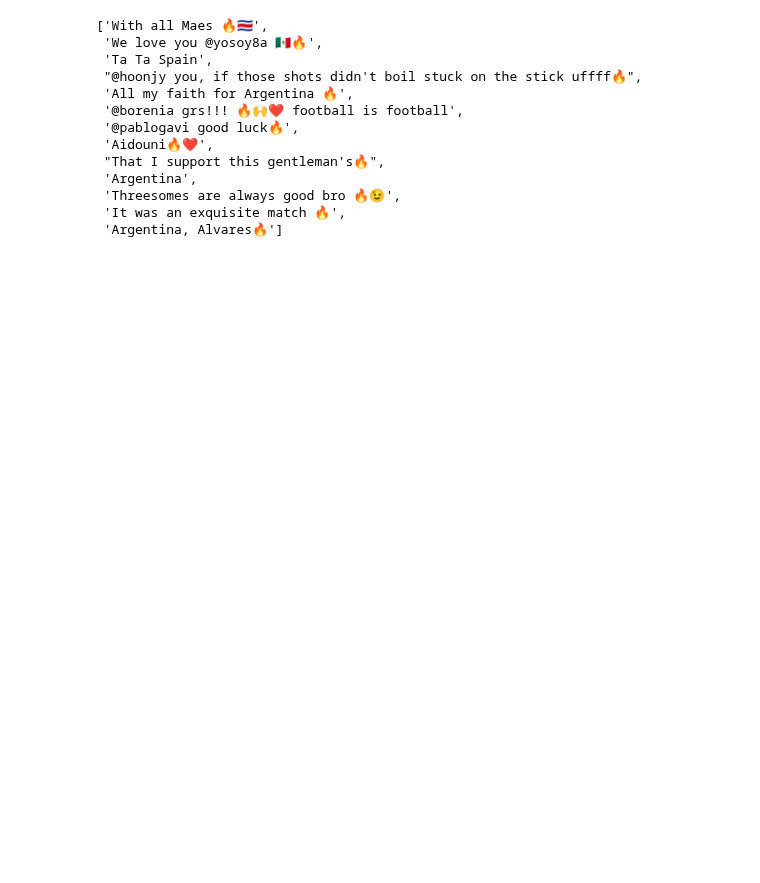
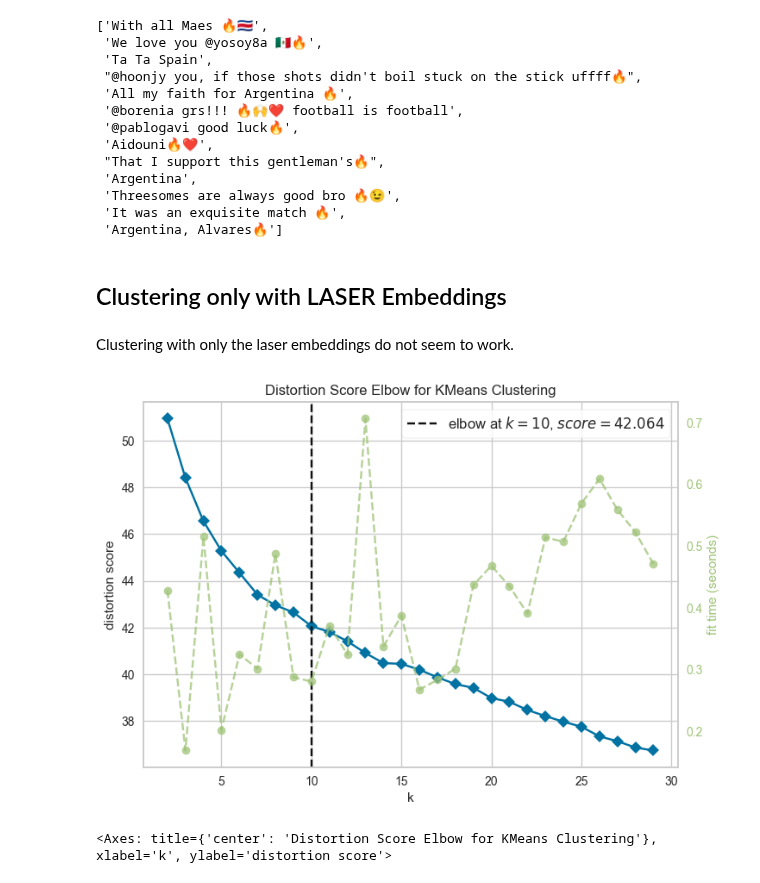
Before and after one commit to yuhsin-huang/EmojiResearch-WorldCup2022, a Jupyter notebook: 06-Embedding.ipynb, the cells around one changed output. Cells and saved outputs as stored; diff of their text form; code cells hidden in the pictures; blank space fills up the shorter version.

Commit message:
tried clustering with only laser ⚡️

```diff
--- a/06-Embedding.ipynb
+++ b/06-Embedding.ipynb
@@ -442,3 +442,20 @@ es_df_clusters[es_df_clusters['cluster']==5]['translation'].tolist()
  'Threesomes are always good bro 🔥😉',
  'It was an exquisite match 🔥',
  'Argentina, Alvares🔥']
+# %% [markdown]
+## Clustering only with LASER Embeddings
+# %% [markdown]
+Clustering with only the laser embeddings do not seem to work.
+# %%
+# referenced https://towardsdatascience.com/cheat-sheet-to-implementing-7-methods-for-selecting-optimal-number-of-clusters-in-python-898241e1d6ad
+# Elbow Method for K means
+# Import ElbowVisualizer
+from yellowbrick.cluster import KElbowVisualizer
+model = KMeans()
+# k is range of number of clusters.
+visualizer = KElbowVisualizer(model, k=(2,30), timings= True)
+visualizer.fit(en_text_array)        # Fit data to visualizer
+visualizer.show()        # Finalize and render figure
+# %% [output]
+[figure, added]
+<Axes: title={'center': 'Distortion Score Elbow for KMeans Clustering'}, xlabel='k', ylabel='distortion score'>
```
Also changed, not shown: parts of 2 cells of this notebook, 1 other file.
